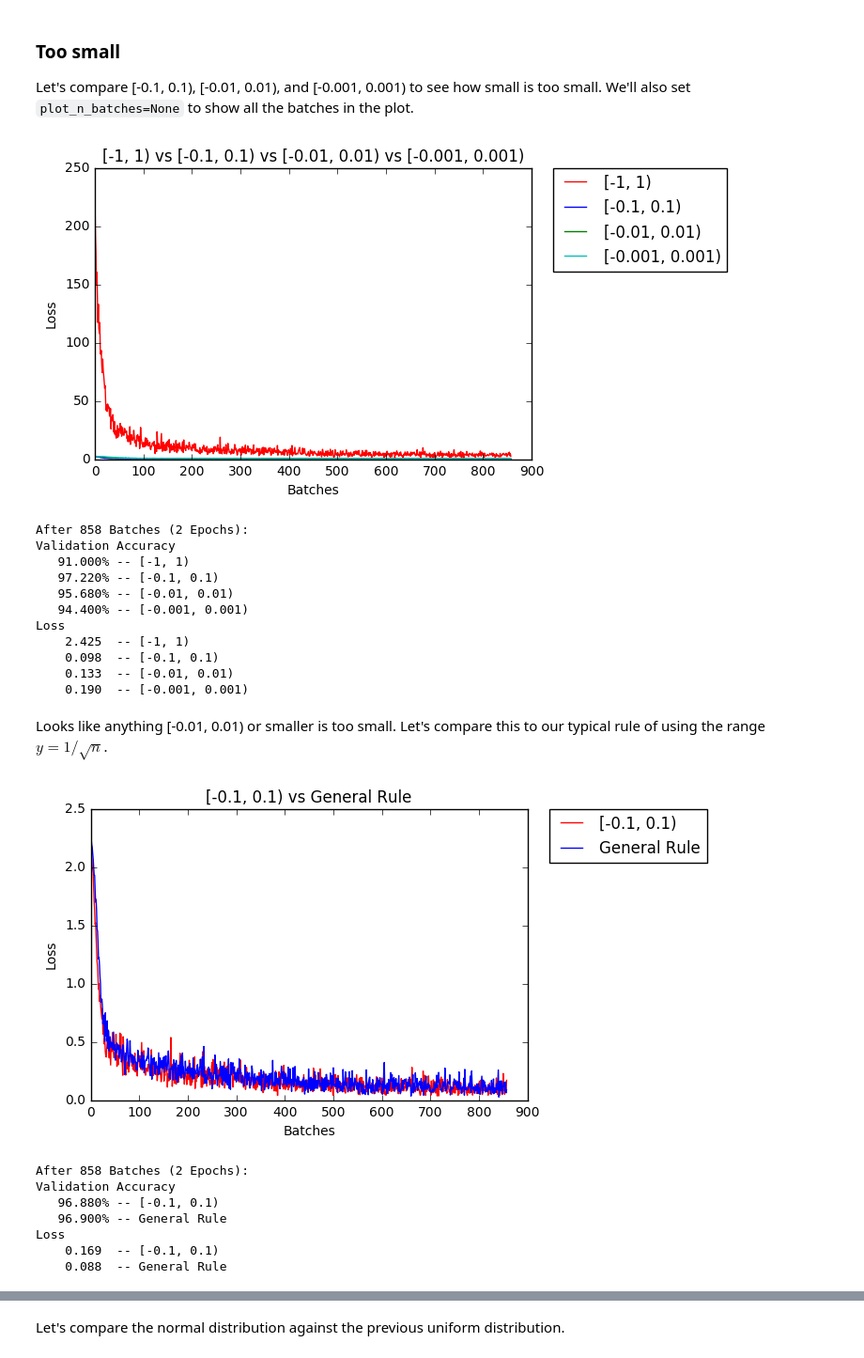
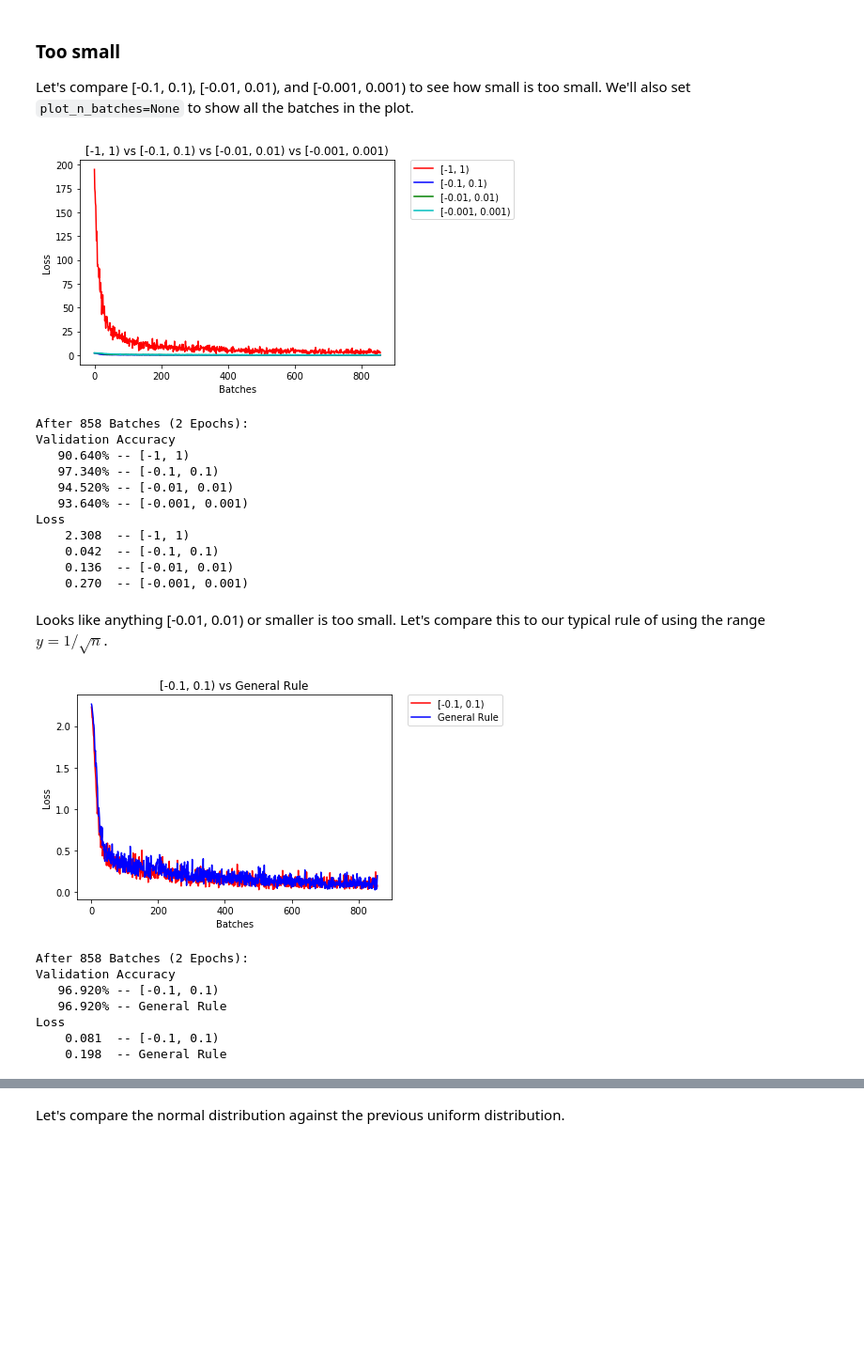
Before and after one commit to shivamdubey7466/weight-initialization, a Jupyter notebook: Sol_weight_initialization.ipynb, the cells around one changed output, grey strips where cells are left out. Shown: that part at 94% size. Cells and saved outputs as stored; diff of their text form; code cells hidden in the pictures; blank space fills up the shorter version.

```diff
--- a/Sol_weight_initialization.ipynb
+++ b/Sol_weight_initialization.ipynb
@@ -227,21 +232,21 @@ We're going in the right direction, the accuracy and loss is better with [-1, 1)
 Let's compare [-0.1, 0.1), [-0.01, 0.01), and [-0.001, 0.001) to see how small is too small.  We'll also set `plot_n_batches=None` to show all the batches in the plot.
 # %%
 uniform_neg01to01_weights = [
-    tf.Variable(tf.random_uniform(layer_1_weight_shape, -0.1, 0.1)),
-    tf.Variable(tf.random_uniform(layer_2_weight_shape, -0.1, 0.1)),
-    tf.Variable(tf.random_uniform(layer_3_weight_shape, -0.1, 0.1))
+    tf.Variable(tf.random.uniform(layer_1_weight_shape, -0.1, 0.1)),
+    tf.Variable(tf.random.uniform(layer_2_weight_shape, -0.1, 0.1)),
+    tf.Variable(tf.random.uniform(layer_3_weight_shape, -0.1, 0.1))
 ]
 
 uniform_neg001to001_weights = [
-    tf.Variable(tf.random_uniform(layer_1_weight_shape, -0.01, 0.01)),
-    tf.Variable(tf.random_uniform(layer_2_weight_shape, -0.01, 0.01)),
-    tf.Variable(tf.random_uniform(layer_3_weight_shape, -0.01, 0.01))
+    tf.Variable(tf.random.uniform(layer_1_weight_shape, -0.01, 0.01)),
+    tf.Variable(tf.random.uniform(layer_2_weight_shape, -0.01, 0.01)),
+    tf.Variable(tf.random.uniform(layer_3_weight_shape, -0.01, 0.01))
 ]
 
 uniform_neg0001to0001_weights = [
-    tf.Variable(tf.random_uniform(layer_1_weight_shape, -0.001, 0.001)),
-    tf.Variable(tf.random_uniform(layer_2_weight_shape, -0.001, 0.001)),
-    tf.Variable(tf.random_uniform(layer_3_weight_shape, -0.001, 0.001))
+    tf.Variable(tf.random.uniform(layer_1_weight_shape, -0.001, 0.001)),
+    tf.Variable(tf.random.uniform(layer_2_weight_shape, -0.001, 0.001)),
+    tf.Variable(tf.random.uniform(layer_3_weight_shape, -0.001, 0.001))
 ]
 
 helper.compare_init_weights(
@@ -254,45 +259,45 @@ helper.compare_init_weights(
         (uniform_neg0001to0001_weights, '[-0.001, 0.001)')],
     plot_n_batches=None)
 # %% [output]
-[figure, old version]
+[figure, new version]
 After 858 Batches (2 Epochs):
 Validation Accuracy
-   91.000% -- [-1, 1)
-   97.220% -- [-0.1, 0.1)
-   95.680% -- [-0.01, 0.01)
-   94.400% -- [-0.001, 0.001)
+   90.640% -- [-1, 1)
+   97.340% -- [-0.1, 0.1)
+   94.520% -- [-0.01, 0.01)
+   93.640% -- [-0.001, 0.001)
 Loss
-    2.425  -- [-1, 1)
-    0.098  -- [-0.1, 0.1)
-    0.133  -- [-0.01, 0.01)
-    0.190  -- [-0.001, 0.001)
+    2.308  -- [-1, 1)
+    0.042  -- [-0.1, 0.1)
+    0.136  -- [-0.01, 0.01)
+    0.270  -- [-0.001, 0.001)
 # %% [markdown]
 Looks like anything [-0.01, 0.01) or smaller is too small.  Let's compare this to our typical rule of using the range $y=1/\sqrt{n}$.
 # %%
 import numpy as np
 
 general_rule_weights = [
-    tf.Variable(tf.random_uniform(layer_1_weight_shape, -1/np.sqrt(layer_1_weight_shape[0]), 1/np.sqrt(layer_1_weight_shape[0]))),
-    tf.Variable(tf.random_uniform(layer_2_weight_shape, -1/np.sqrt(layer_2_weight_shape[0]), 1/np.sqrt(layer_2_weight_shape[0]))),
-    tf.Variable(tf.random_uniform(layer_3_weight_shape, -1/np.sqrt(layer_3_weight_shape[0]), 1/np.sqrt(layer_3_weight_shape[0])))
+    tf.Variable(tf.random.uniform(layer_1_weight_shape, -1/np.sqrt(layer_1_weight_shape[0]), 1/np.sqrt(layer_1_weight_shape[0]))),
+    tf.Variable(tf.random.uniform(layer_2_weight_shape, -1/np.sqrt(layer_2_weight_shape[0]), 1/np.sqrt(layer_2_weight_shape[0]))),
+    tf.Variable(tf.random.uniform(layer_3_weight_shape, -1/np.sqrt(layer_3_weight_shape[0]), 1/np.sqrt(layer_3_weight_shape[0])))
 ]
 
 helper.compare_init_weights(
     mnist,
     '[-0.1, 0.1) vs General Rule',
     [
         (uniform_neg01to01_weights, '[-0.1, 0.1)'),
         (general_rule_weights, 'General Rule')],
     plot_n_batches=None)
 # %% [output]
-[figure, old version]
+[figure, new version]
 After 858 Batches (2 Epochs):
 Validation Accuracy
-   96.880% -- [-0.1, 0.1)
-   96.900% -- General Rule
+   96.920% -- [-0.1, 0.1)
+   96.920% -- General Rule
 Loss
-    0.169  -- [-0.1, 0.1)
-    0.088  -- General Rule
+    0.081  -- [-0.1, 0.1)
+    0.198  -- General Rule
 # %% [markdown]
 The range we found and $y=1/\sqrt{n}$ are really close.
 
```
Also changed, not shown: parts of 12 cells of this notebook.
